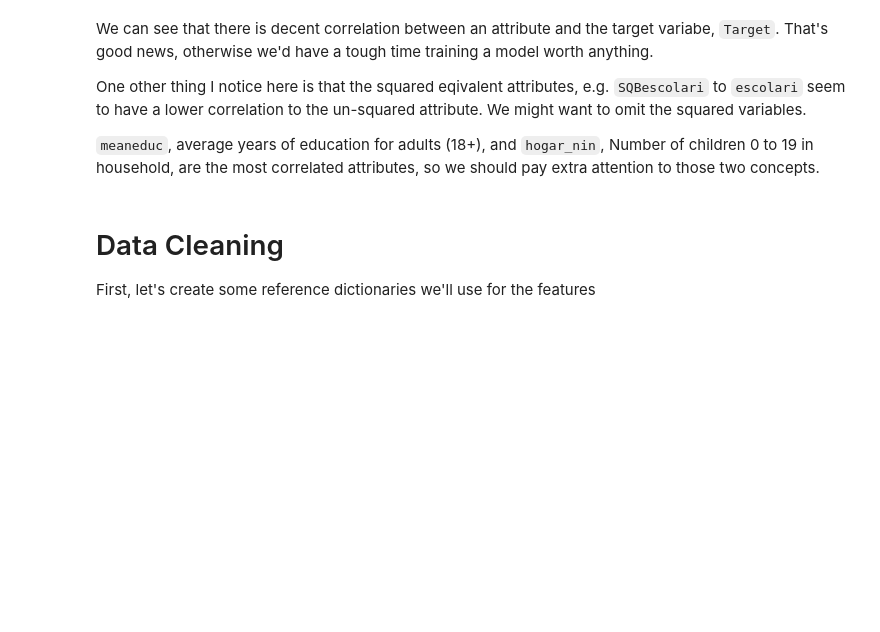
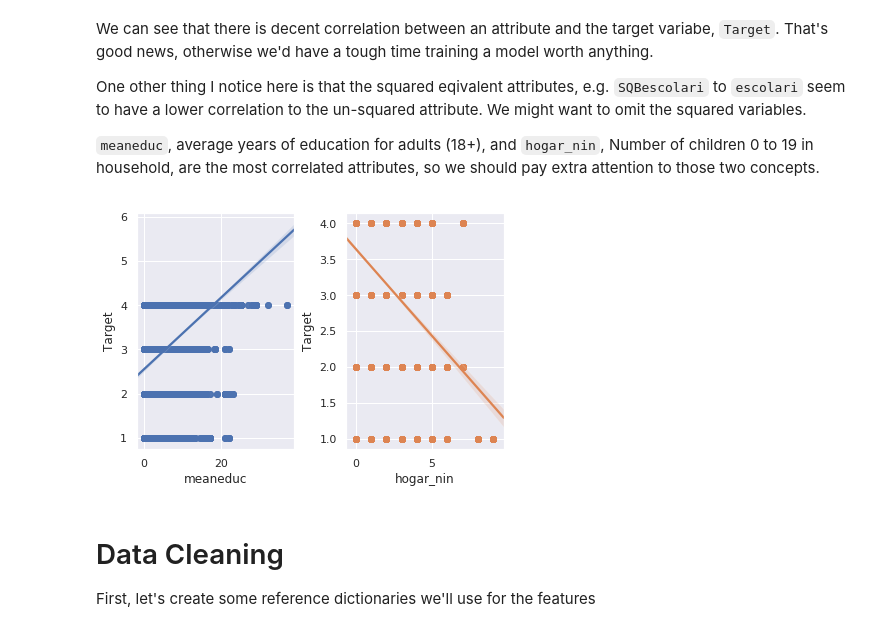
Before and after one commit to treybean/costa-rican-poverty, a Jupyter notebook: notebooks/notebook.ipynb, the cells around one changed output. Saved outputs shown, nothing was run; the diff lists cells and outputs as text; code cells hidden in the pictures; blank space fills up the shorter version.

Commit message:
Add visulaizations of attributes most correlated to Target

```diff
--- a/notebooks/notebook.ipynb
+++ b/notebooks/notebook.ipynb
@@ -155,6 +155,16 @@ We can see that there is decent correlation between an attribute and the target
 One other thing I notice here is that the squared eqivalent attributes, e.g. `SQBescolari` to `escolari` seem to have a lower correlation to the un-squared attribute. We might want to omit the squared variables.
 
 `meaneduc`, average years of education for adults (18+), and `hogar_nin`, Number of children 0 to 19 in household, are the most correlated attributes, so we should pay extra attention to those two concepts.
+# %%
+fig, axs = plt.subplots(1,2)
+fig.tight_layout()
+
+sns.regplot(x="meaneduc", y="Target", data=train, ax=axs[0])
+sns.regplot(x="hogar_nin", y="Target", data=train, ax=axs[1])
+
+plt.show()
+# %% [output]
+[figure, added]
 # %% [markdown]
 # Data Cleaning
 
```
